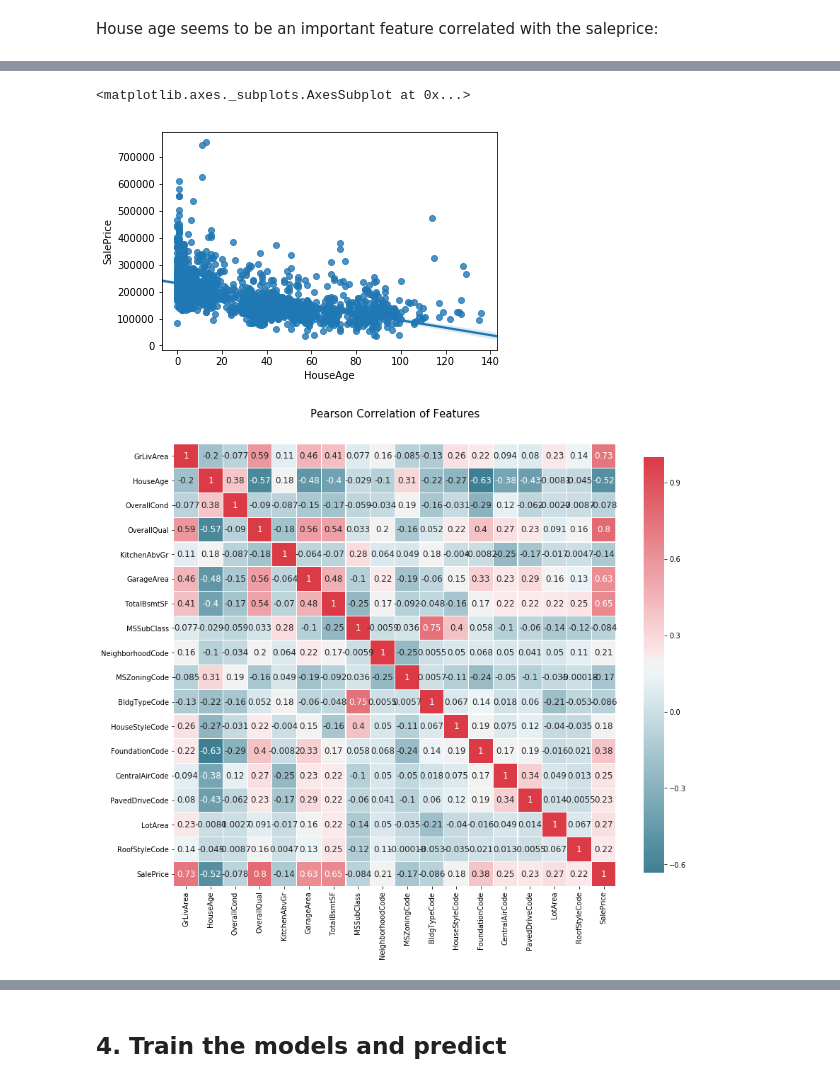
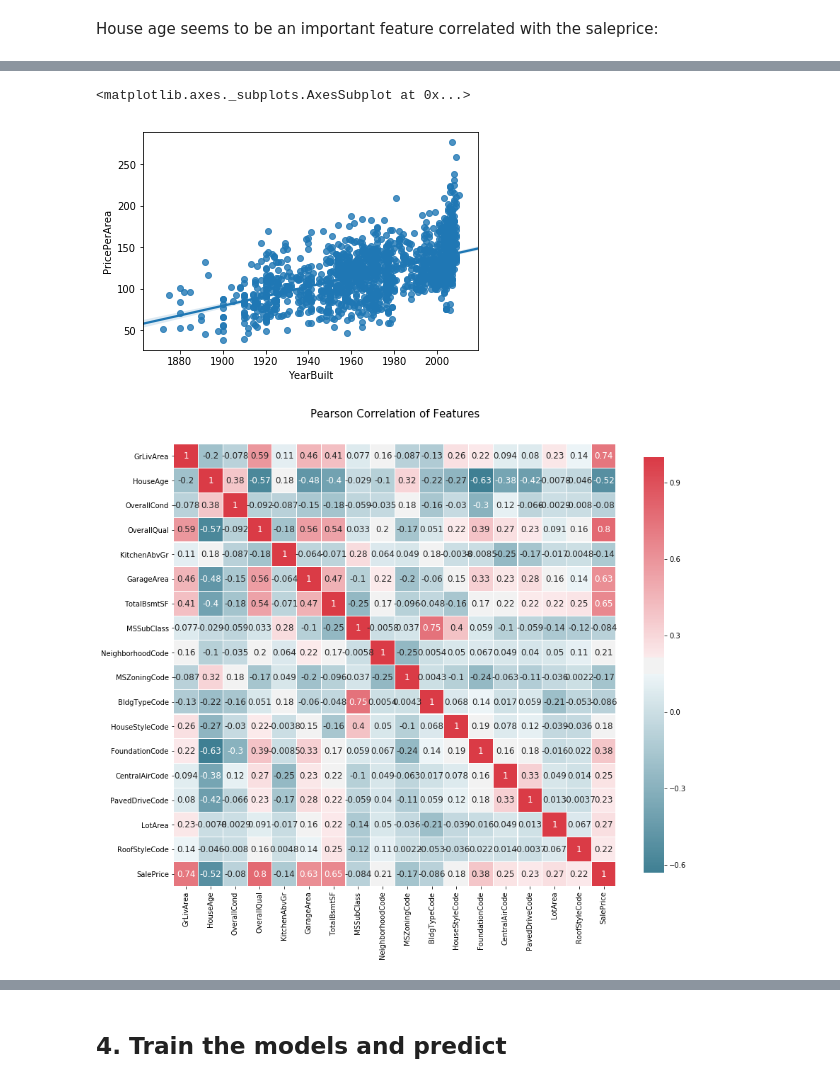
Before and after one commit to hamedrazavi/house_price_prediction_kaggle, a Jupyter notebook: house_prices_prediction_kaggle.ipynb, the cells around one changed output, grey strips where cells are left out. Saved outputs shown, nothing was run; the diff lists cells and outputs as text; code cells hidden in the pictures.

Commit message:
removed another outlier based on the price per area, increased the score; kaggle score 0.139

```diff
--- a/house_prices_prediction_kaggle.ipynb
+++ b/house_prices_prediction_kaggle.ipynb
@@ -244,0 +252,2 @@ Text(0.5,0,'GrLivArea')
+# %%
+trData.drop(trData[trData['SalePrice'] / trData['GrLivArea'] < 31].index, inplace = True)
@@ -377,10 +391,10 @@ for data in data_list:
     data['YrSoldFrom2006'] = data['YrSold'] - 2006
     data['YrBuiltFrom1971'] = data['YearBuilt'] - 1971
 # %%
-sns.regplot(x = 'HouseAge', y = 'SalePrice', data = trData)
+sns.regplot(x = 'YearBuilt', y = 'PricePerArea', data = trData)
 # %% [output]
 <matplotlib.axes._subplots.AxesSubplot at 0x...>
-[figure, old version]
+[figure, new version]
 # %%
 cor_col = ['GrLivArea', 'HouseAge', 'OverallCond', 'OverallQual', 'KitchenAbvGr', 'GarageArea',
            'Functional', 'TotalBsmtSF',  'MSSubClass', 'NeighborhoodCode', 'MSZoningCode',
@@ -406,7 +420,7 @@ def correlation_heatmap(df):
 
 correlation_heatmap(trData[cor_col])
 # %% [output]
-[figure, old version]
+[figure, new version]
 # %%
 combinedData['Condition2'].value_counts()
 # %% [output]
```
Also changed, not shown: parts of 19 cells of this notebook.
